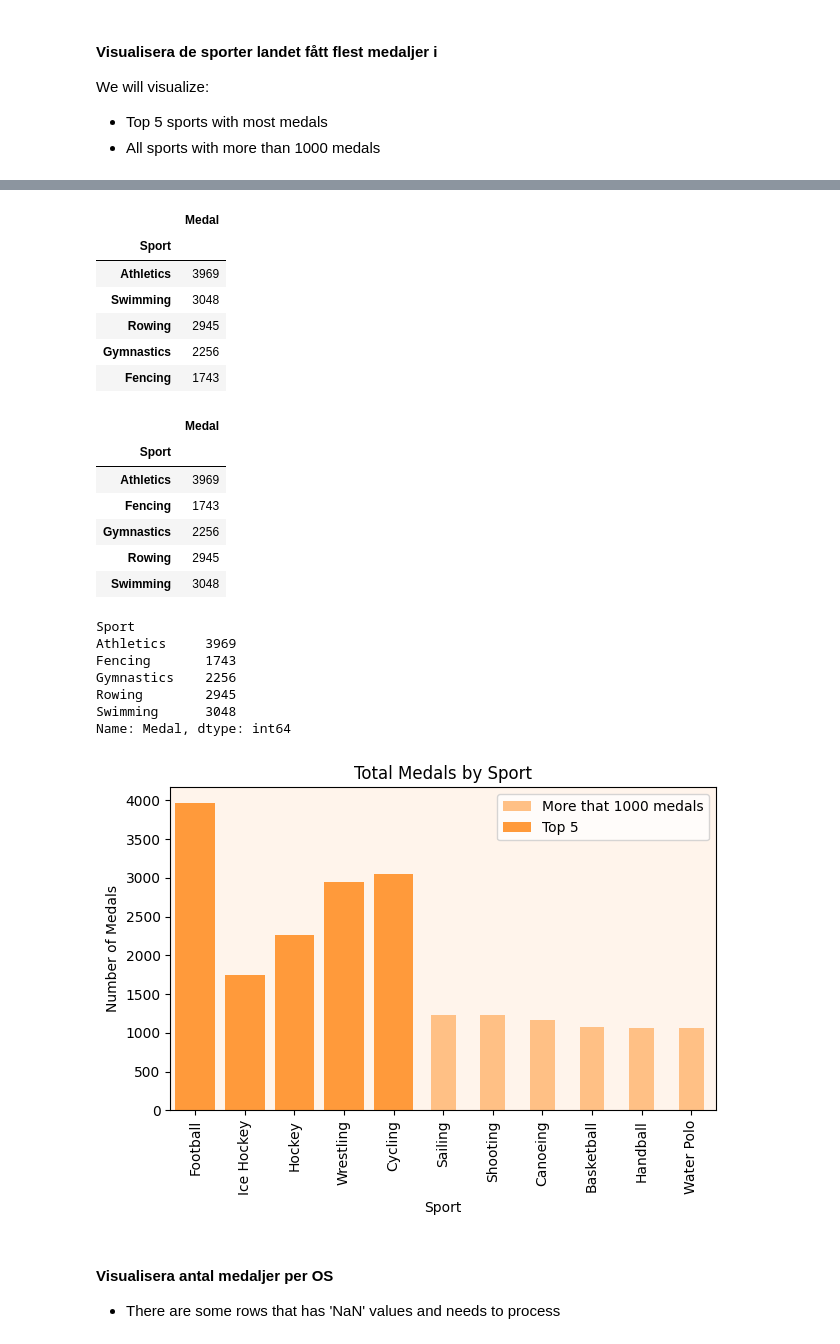
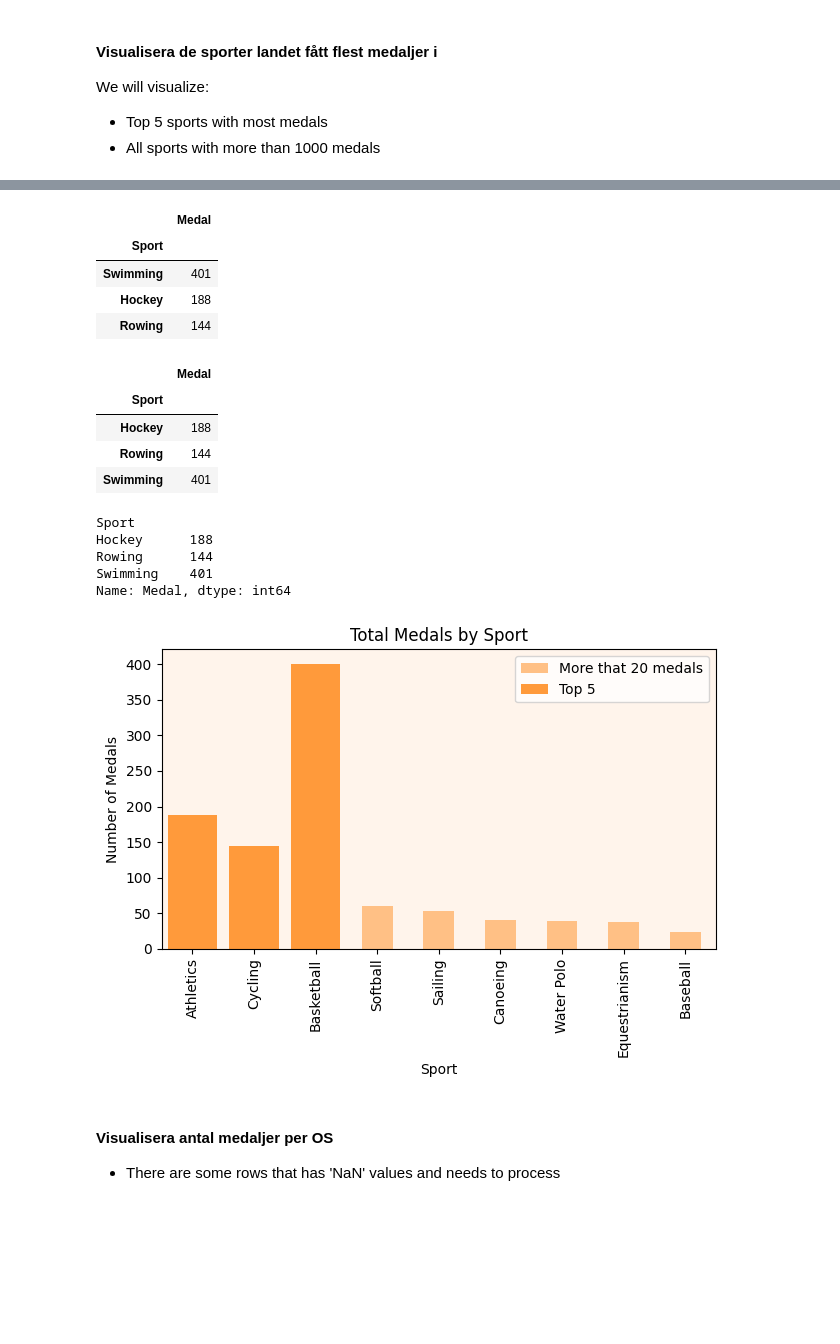
Before and after one commit to HexHungryAda/project-os, a Jupyter notebook: task1.ipynb, the cells around one changed output, grey strips where cells are left out. Drawn from its saved outputs; the diff is of its cells as text; code cells hidden in the pictures; blank space fills up the shorter version.

Commit message:
Fixed variable aus_data instead of df

```diff
--- a/task1.ipynb
+++ b/task1.ipynb
@@ -51,7 +51,7 @@ We will visualize:
 - All sports with more than 1000 medals
 # %%
 # Group the sports and count resp. medals on ecah sport
-grouped_sport = df.groupby("Sport", observed=True)[["Medal"]]
+grouped_sport = aus_data.groupby("Sport", observed=True)[["Medal"]]
 medal_count = grouped_sport.count()
 medal_count
 # %% [output]
@@ -72,59 +76,52 @@ medal_count
 # %%
 # Get top 5 sports with most medals
 sorted_medals = medal_count.sort_values(["Medal"], ascending=False)
-sorted_medals.head(5)
+sorted_medals.head(3)
 # %% [output]
 |  | Medal |
 | Sport |  |
-| Athletics | 3969 |
-| Swimming | 3048 |
-| Rowing | 2945 |
-| Gymnastics | 2256 |
-| Fencing | 1743 |
+| Swimming | 401 |
+| Hockey | 188 |
+| Rowing | 144 |
 # %%
-# I know that top 5 has 1700+ medals, therefore filtering all > 1700
+# I know that top 3 has 100+ medals, therefore filtering all > 100
 
-top_5_sport = medal_count.loc[medal_count["Medal"] > 1700]
-top_5_sport
+top_3_sport = medal_count.loc[medal_count["Medal"] > 100]
+top_3_sport
 # %% [output]
 |  | Medal |
 | Sport |  |
-| Athletics | 3969 |
-| Fencing | 1743 |
-| Gymnastics | 2256 |
-| Rowing | 2945 |
-| Swimming | 3048 |
+| Hockey | 188 |
+| Rowing | 144 |
+| Swimming | 401 |
-# %%
-medal_count_top_5 = top_5_sport["Medal"]
-medal_count_top_5
-# %% [output]
-Sport
-Athletics     3969
-Fencing       1743
-Gymnastics    2256
-Rowing        2945
-Swimming      3048
-Name: Medal, dtype: int64
+# %%
+medal_count_top_3 = top_3_sport["Medal"]
+medal_count_top_3
+# %% [output]
+Sport
+Hockey      188
+Rowing      144
+Swimming    401
+Name: Medal, dtype: int64
 # %%
-# Get all sport with 1000 medals and aboce excluding the top 5 sports
-filter_sport_above_1000_medals = medal_count[(medal_count["Medal"] < 1700) & (medal_count["Medal"] > 1000)]
+# Get all sport with 100 medals and below excluding the top 3 sports
+filter_sport_above_1000_medals = medal_count[(medal_count["Medal"] <= 100) & (medal_count["Medal"] > 20)]
 sorted = filter_sport_above_1000_medals.sort_values(["Medal"], ascending=False)
 sports = sorted
 # %%
 sports.plot(kind="bar", color="#FFC085")
 plt.title("Total Medals by Sport")
 plt.xlabel("Sport")
 plt.ylabel("Number of Medals")
 
-# Highlight the top 5 sport with the most medals
-plt.bar(top_5_sport.index, medal_count_top_5, color="#FF9A3B")
-# plt.gcf().set_facecolor("lightgray")
+# Highlight the top 3 sport with the most medals
+plt.bar(top_3_sport.index, medal_count_top_3, color="#FF9A3B")
 plt.gca().set_facecolor("#FFF4EB")
-plt.legend(labels=["More that 1000 medals", "Top 5"])
+plt.legend(labels=["More that 20 medals", "Top 5"])
 plt.tight_layout()
 plt.show()
 # %% [output]
-[figure, old version]
+[figure, new version]
 # %% [markdown]
 #### Visualisera antal medaljer per OS
 
```
Also changed, not shown: parts of 7 cells of this notebook.
